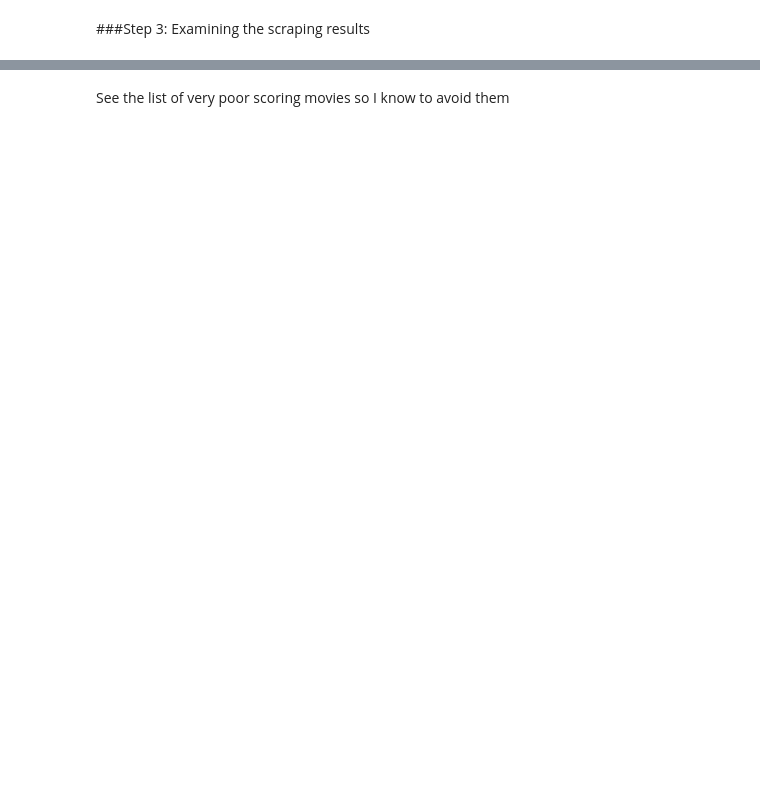
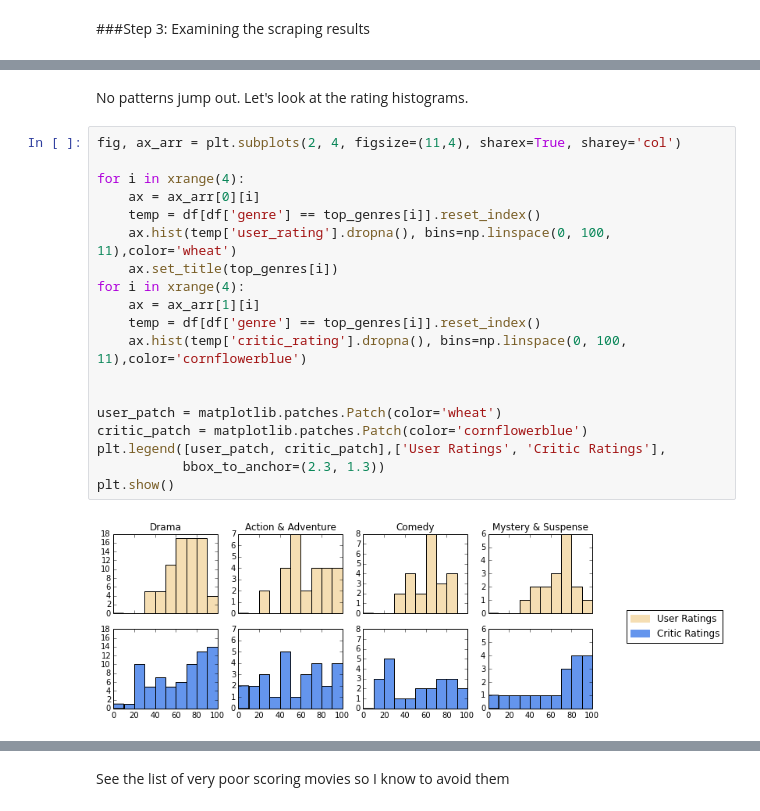
Before and after one commit to jenfs/ipython-notebooks, a Jupyter notebook: movieTrailer2014/WatchableMovies.ipynb, the cells around one changed output, grey strips where cells are left out. Saved outputs shown, nothing was run; the diff lists cells and outputs as text; blank space fills up the shorter version.

```diff
--- a/movieTrailer2014/WatchableMovies.ipynb
+++ b/movieTrailer2014/WatchableMovies.ipynb
@@ -194,0 +327,23 @@ Guardians of the Galaxy 90
+# %% [markdown]
+No patterns jump out. Let's look at the rating histograms.
+# %%
+fig, ax_arr = plt.subplots(2, 4, figsize=(11,4), sharex=True, sharey='col')
+
+for i in xrange(4):
+    ax = ax_arr[0][i]
+    temp = df[df['genre'] == top_genres[i]].reset_index()
+    ax.hist(temp['user_rating'].dropna(), bins=np.linspace(0, 100, 11),color='wheat')
+    ax.set_title(top_genres[i])
+for i in xrange(4):
+    ax = ax_arr[1][i]
+    temp = df[df['genre'] == top_genres[i]].reset_index()
+    ax.hist(temp['critic_rating'].dropna(), bins=np.linspace(0, 100, 11),color='cornflowerblue')
+
+
+user_patch = matplotlib.patches.Patch(color='wheat')
+critic_patch = matplotlib.patches.Patch(color='cornflowerblue')
+plt.legend([user_patch, critic_patch],['User Ratings', 'Critic Ratings'],
+           bbox_to_anchor=(2.3, 1.3))
+plt.show()
+# %% [output]
+[figure, added]
```
Also changed, not shown: parts of 37 cells of this notebook, 2 other files.
